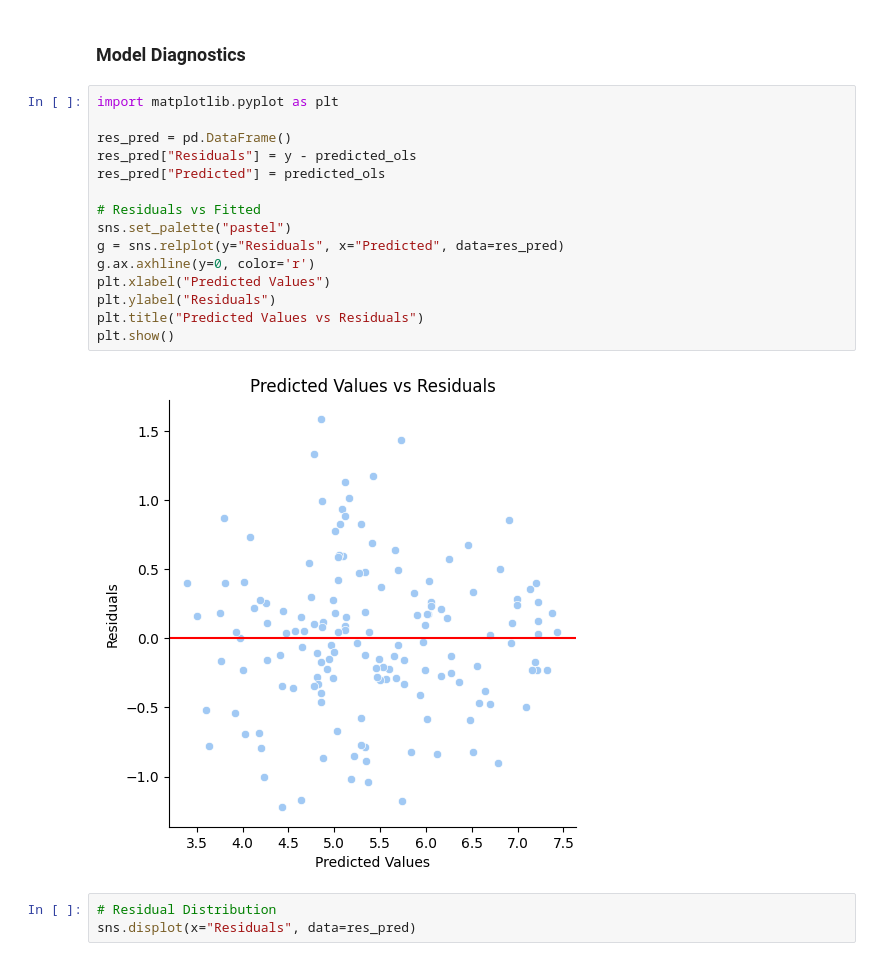
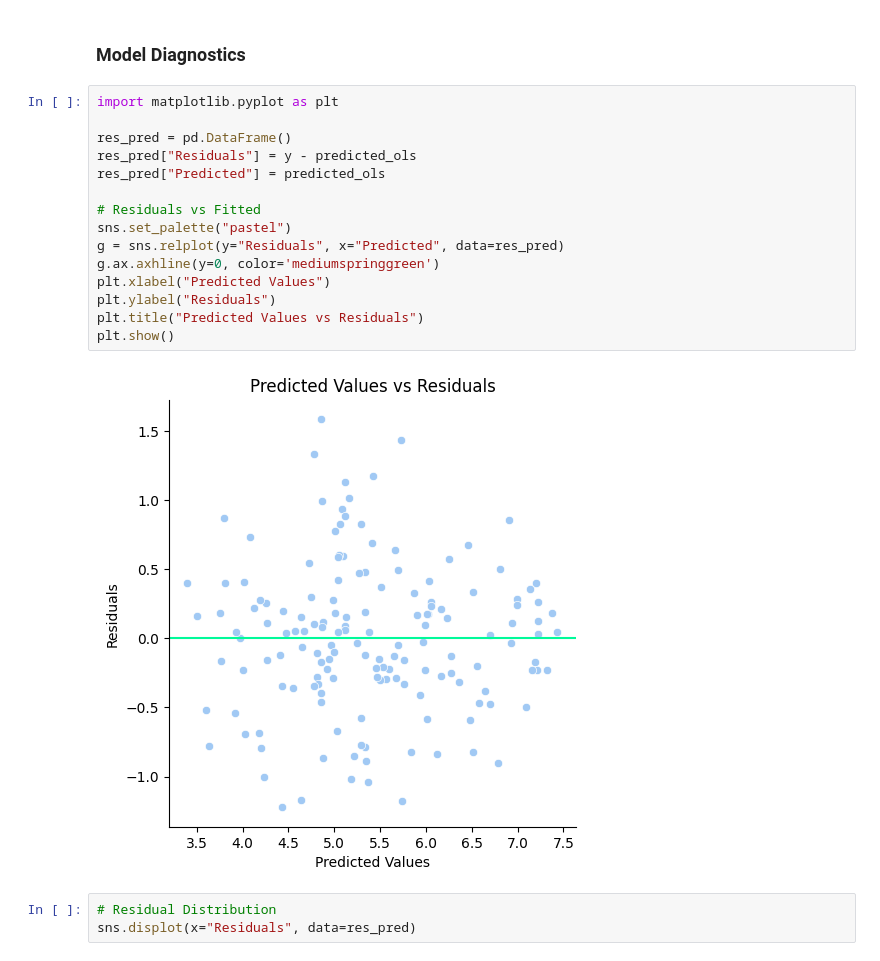
Before and after one commit to alexkato29/CS216-Happiness-Project, a Jupyter notebook: eda.ipynb, the cells around one changed output. Saved outputs shown, nothing was run; the diff lists cells and outputs as text.

Commit message:
Final Color Changes:

```diff
--- a/eda.ipynb
+++ b/eda.ipynb
@@ -186,20 +189,20 @@ t_test_results
 # %%
 import matplotlib.pyplot as plt
 
 res_pred = pd.DataFrame()
 res_pred["Residuals"] = y - predicted_ols
 res_pred["Predicted"] = predicted_ols
 
 # Residuals vs Fitted
 sns.set_palette("pastel")
 g = sns.relplot(y="Residuals", x="Predicted", data=res_pred)
-g.ax.axhline(y=0, color='r')
+g.ax.axhline(y=0, color='mediumspringgreen')
 plt.xlabel("Predicted Values")
 plt.ylabel("Residuals")
 plt.title("Predicted Values vs Residuals")
 plt.show()
 # %% [output]
-[figure, old version]
+[figure, new version]
 # %%
 # Residual Distribution
 sns.displot(x="Residuals", data=res_pred)
```
Also changed, not shown: parts of 1 cell of this notebook.
